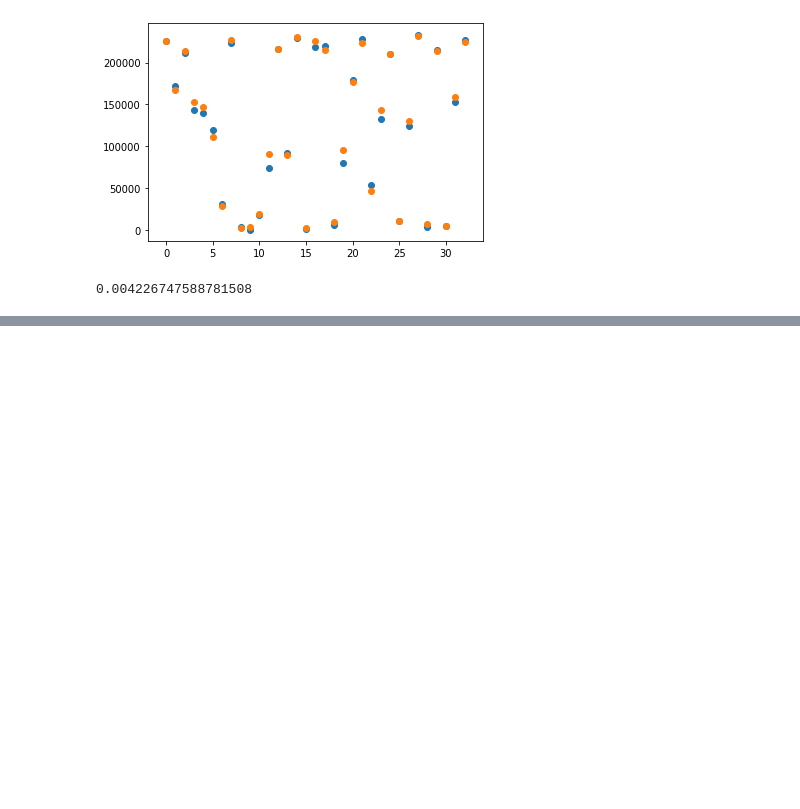
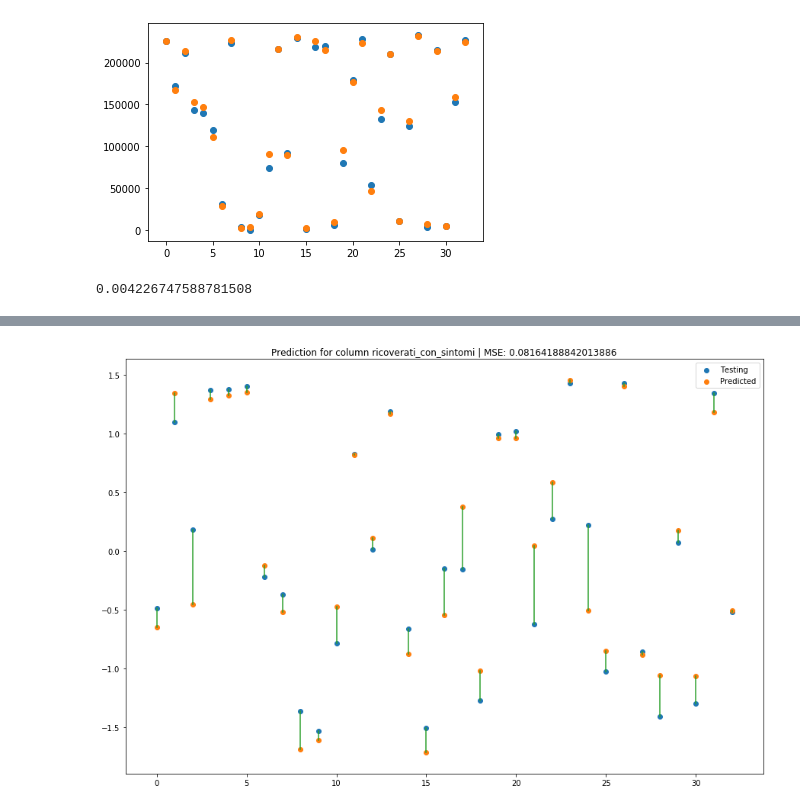
Before and after one commit to Gruntrexpewrus/StatLearnTeam, a Jupyter notebook: articles_analysis/Predictions.ipynb, the cells around one changed output, grey strips where cells are left out. Saved outputs shown, nothing was run; the diff lists cells and outputs as text; code cells hidden in the pictures; blank space fills up the shorter version.

Commit message:
Added plots for WORKING predictions

```diff
--- a/articles_analysis/Predictions.ipynb
+++ b/articles_analysis/Predictions.ipynb
@@ -238,0 +259,42 @@ mse(y_test, y_pred)
+# %%
+
+for prociv_col in prociv_national.columns[1:]:
+
+    indexes = [i for i in prociv_national.index if prociv_national.loc[i, 'data'] in articles.index]
+    target = prociv_national.loc[indexes, prociv_col].values
+
+    X_train, X_test, y_train, y_test = train_test_split(train, target, test_size=0.33, random_state=42)
+    regressor = Reg()
+    regressor.fit(X_train, y_train)
+
+    predicted_y = regressor.predict(X_test)
+
+    all_data = []
+
+    for i in range(len(predicted_y)):
+        all_data.append([y_test[i], predicted_y[i]])
+
+    scaler = Scaler()
+
+    y_test = []
+    y_pred = []
+
+    for elem in scaler.fit_transform(all_data):
+        y_test.append(elem[0])
+        y_pred.append(elem[1])
+
+    mean_square_error = mse(y_test, y_pred)
+
+    plt.figure(figsize = (15, 10))
+    plt.scatter(range(len(y_test)), y_test, color = 'C0')
+    plt.scatter(range(len(y_test)), y_pred, color = 'C1')
+    plt.title('Prediction for column ' + prociv_col + ' | MSE: '+ str(mean_square_error))
+    plt.legend(['Testing', 'Predicted'])
+
+    for x, y1, y2 in zip(range(len(y_test)), y_test, y_pred):
+        plt.plot([x,x], [y1, y2], color = 'C2')
+
+
+    plt.show()
+# %% [output]
+[figure, added]
```
Also changed, not shown: parts of 1 cell of this notebook.
